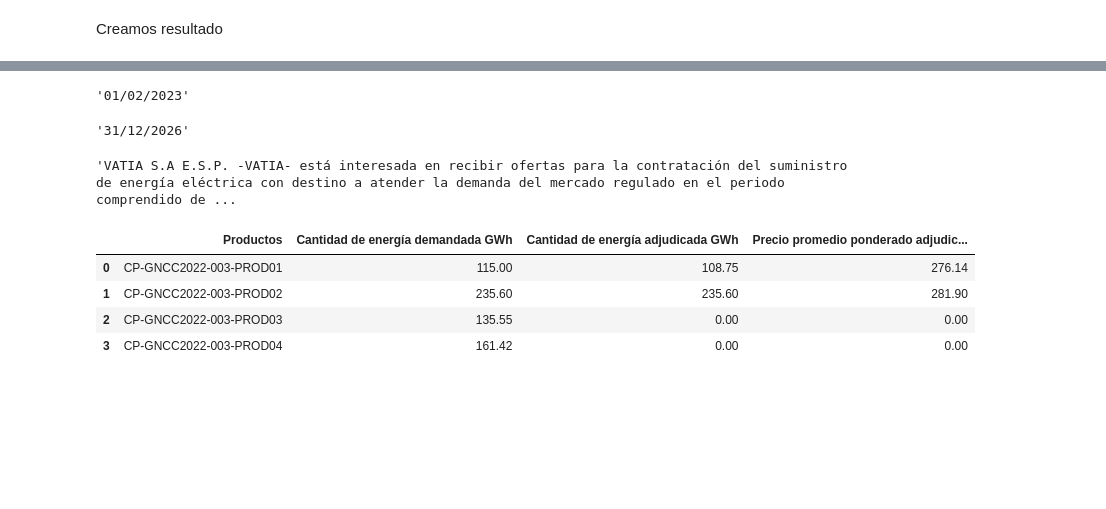
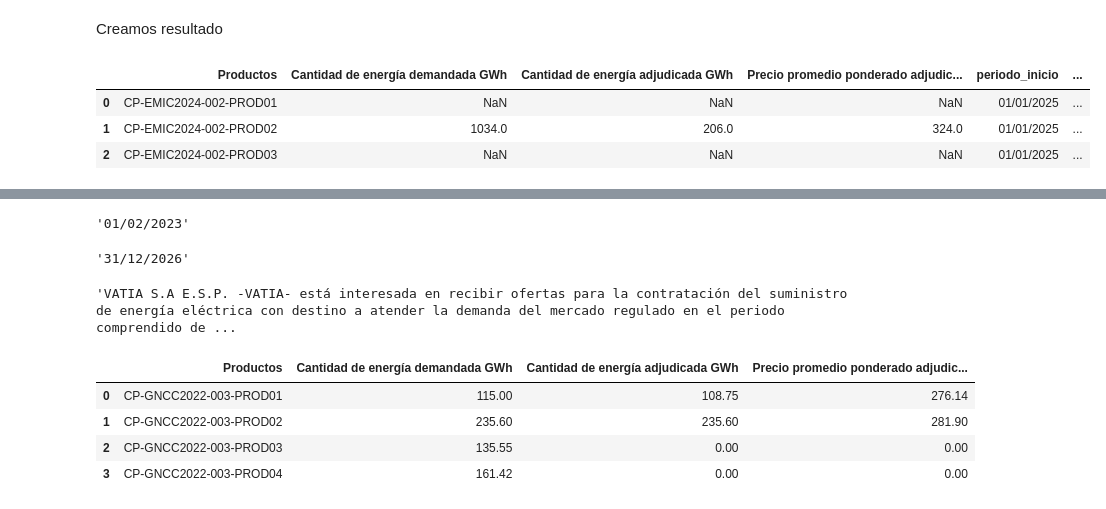
Before and after one commit to HectorTH1994/Analisis_impacto_obligacion_FNCER, a Jupyter notebook: SCRAPING.ipynb, the cells around one changed output, grey strips where cells are left out. Drawn from its saved outputs; the diff is of its cells as text; code cells hidden in the pictures; blank space fills up the shorter version.

```diff
--- a/SCRAPING.ipynb
+++ b/SCRAPING.ipynb
@@ -53,7 +51,7 @@ df_links
 # %%
 def scraping(link):
     #Ubicacion de webdrive
-    ubicacion = "D:\\Descargas\\chromedriver_win32\\chromedriver" #Ruta del driver
+    ubicacion = "chromedriver" #Ruta del driver
     driver = webdriver.Chrome(ubicacion)
 
     #Definimos link
@@ -125,5 +123,11 @@ Creamos resultado
 # %%
 link=df_links.union[0]
 df_resultado = scraping(link)
-df_resultado = df_links.iloc[[0]].merge(df_resultado, on='union')
+#df_resultado = df_links.iloc[[0]].merge(df_resultado, on='union')
+df_resultado
+# %% [output]
+|  | Productos | Cantidad de energía demandada GWh | Cantidad de energía adjudicada GWh | Precio promedio ponderado adjudic... | periodo_inicio | ... |
+| 0 | CP-EMIC2024-002-PROD01 | NaN | NaN | NaN | 01/01/2025 | ... |
+| 1 | CP-EMIC2024-002-PROD02 | 1034.0 | 206.0 | 324.0 | 01/01/2025 | ... |
+| 2 | CP-EMIC2024-002-PROD03 | NaN | NaN | NaN | 01/01/2025 | ... |
 # %%
```
Also changed, not shown: parts of 6 cells of this notebook, 9 other files.
